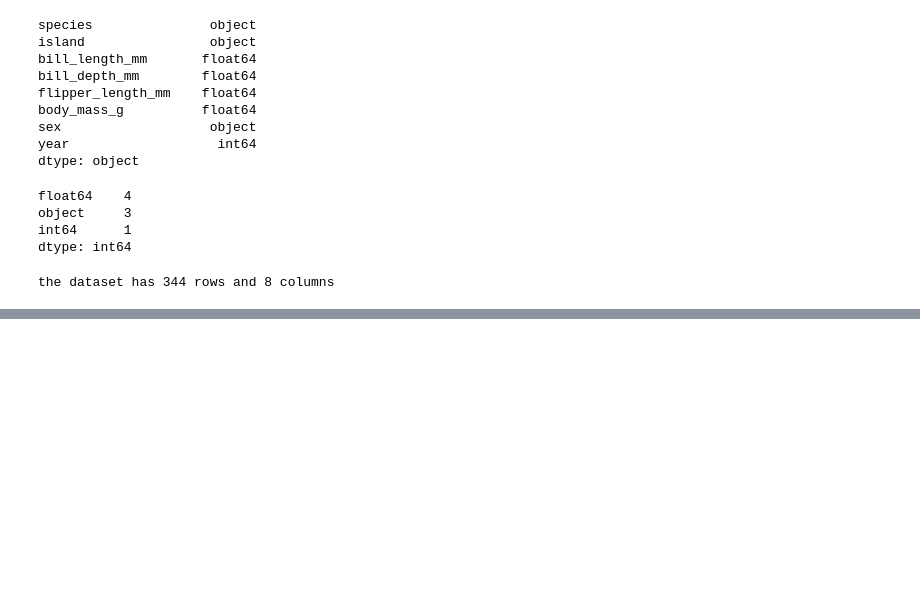
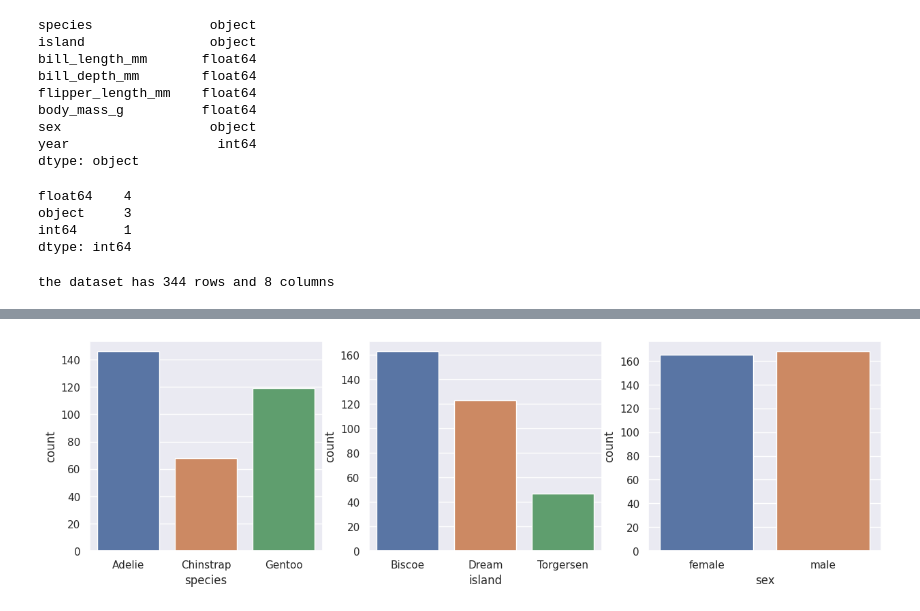
Before and after one commit to AleexSilva/Training-EDA, a Jupyter notebook: python-files/intro.ipynb, the cells around one changed output, grey strips where cells are left out. Saved outputs shown, nothing was run; the diff lists cells and outputs as text; code cells hidden in the pictures; blank space fills up the shorter version.

```diff
--- a/python-files/intro.ipynb
+++ b/python-files/intro.ipynb
@@ -68,0 +213,22 @@ print(''.format(df.isnull().sum().sum()))
+# %%
+categories=df.select_dtypes('category').columns
+fig, ax = plt.subplots(1,3,figsize=(15,4))
+for i in range(len(categories)):
+    (
+        df
+        .value_counts(categories[i],sort=True)
+        .reset_index(name='count')
+        .pipe(
+            lambda df_count:(
+                sns.barplot(
+                    ax=ax[i],
+                    data=df_count,
+                    x = categories[i],
+                    y='count'
+                )
+            )
+
+        )
+    )
+# %% [output]
+[figure, added]
```
Also changed, not shown: parts of 24 cells of this notebook.
